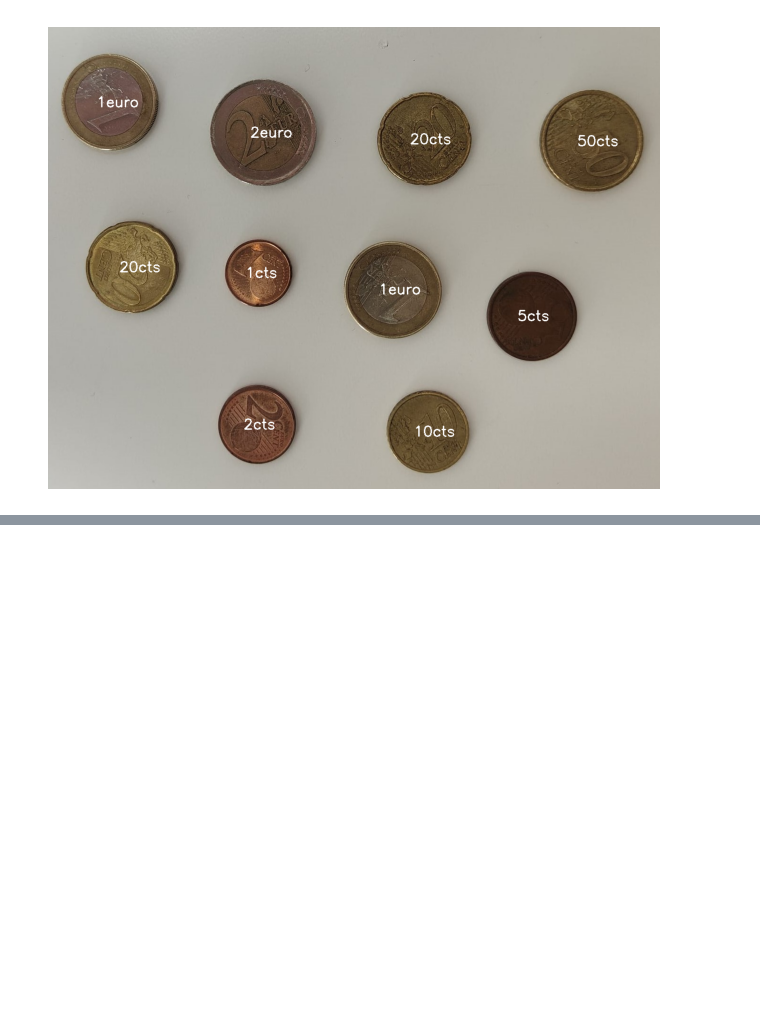
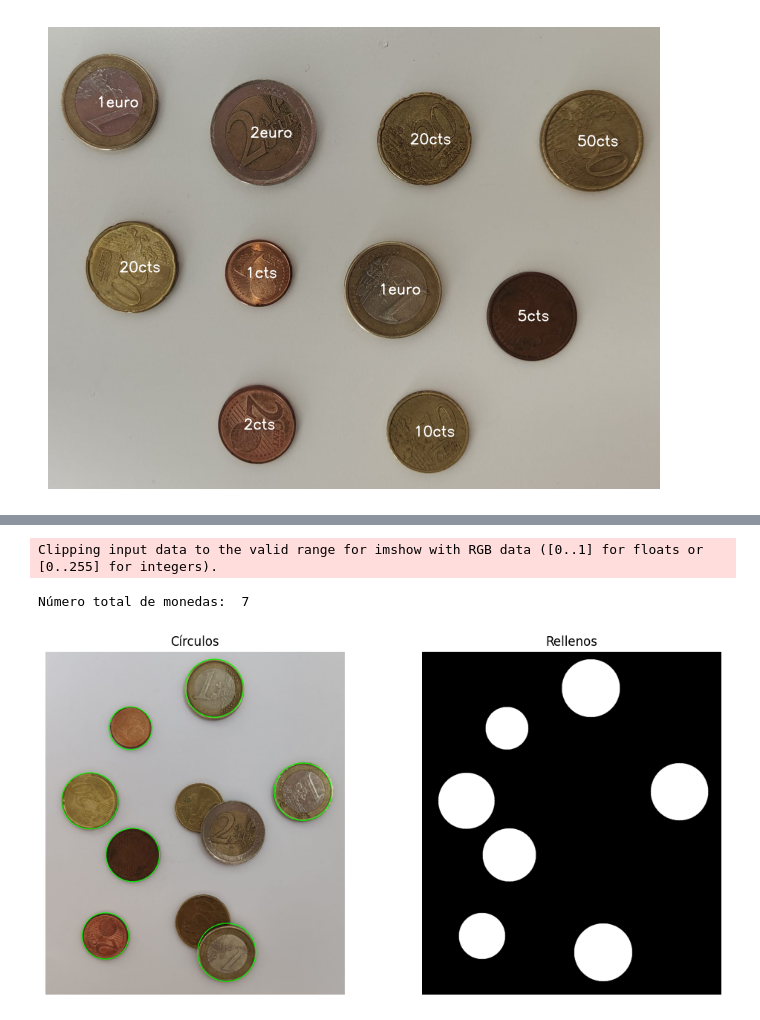
Before and after one commit to danibetzamora/VC, a Jupyter notebook: Práctica 3/Tarea 2.ipynb, the cells around one changed output, grey strips where cells are left out. Saved outputs shown, nothing was run; the diff lists cells and outputs as text; code cells hidden in the pictures; blank space fills up the shorter version.

```diff
--- a/Práctica 3/Tarea 2.ipynb
+++ b/Práctica 3/Tarea 2.ipynb
@@ -227,0 +264,49 @@ Dinero total: 5.08 euros
+# %%
+# Suaviza altas frecuencias
+pimg = cv2.medianBlur(img_superpuesta_gris, 7)
+
+# Localiza círculos
+circ = cv2.HoughCircles(
+        pimg,  # Imagen
+        cv2.HOUGH_GRADIENT,  # Tipo de detección
+        1,
+        100,  # Distancia mínima entre círculos
+        param1=100, # Valor del gradiente
+        param2=50, # Umbral acumulador
+        minRadius=50,  # Radio mínimo
+        maxRadius=150,  # Radio máximo
+    )
+
+# Muestra el número de monedas detectadas
+print("\nNúmero total de monedas: ", len(circ[0]))
+
+# Dibuja sobre entrada e imagen vacía
+img_rgb_hough = cv2.cvtColor(img_superpuesta, cv2.COLOR_BGR2RGB)
+img_cont_hough = np.zeros(img_rgb_hough.shape)
+
+for det in circ[0]:
+        x_coor, y_coor, det_radio = det
+
+        cv2.circle(img_rgb_hough,(int(x_coor), int(y_coor)),
+            int(det_radio),(0, 255, 0), 2)
+        cv2.circle(img_cont_hough,(int(x_coor), int(y_coor)),
+            int(det_radio),(255, 255, 255), -1)
+
+# Creación de la figura
+fig = plt.figure(figsize=(12, 6))
+
+plt.subplot(121)
+plt.axis("off")
+plt.imshow(img_rgb_hough)
+plt.title('Círculos')
+
+plt.subplot(122)
+plt.axis("off")
+plt.imshow(img_cont_hough)
+plt.title('Rellenos')
+
+plt.show()
+# %% [output]
+Clipping input data to the valid range for imshow with RGB data ([0..1] for floats or [0..255] for integers).
+Número total de monedas:  7
+[figure, added]
```
Also changed, not shown: parts of 5 cells of this notebook, 12 other files.
